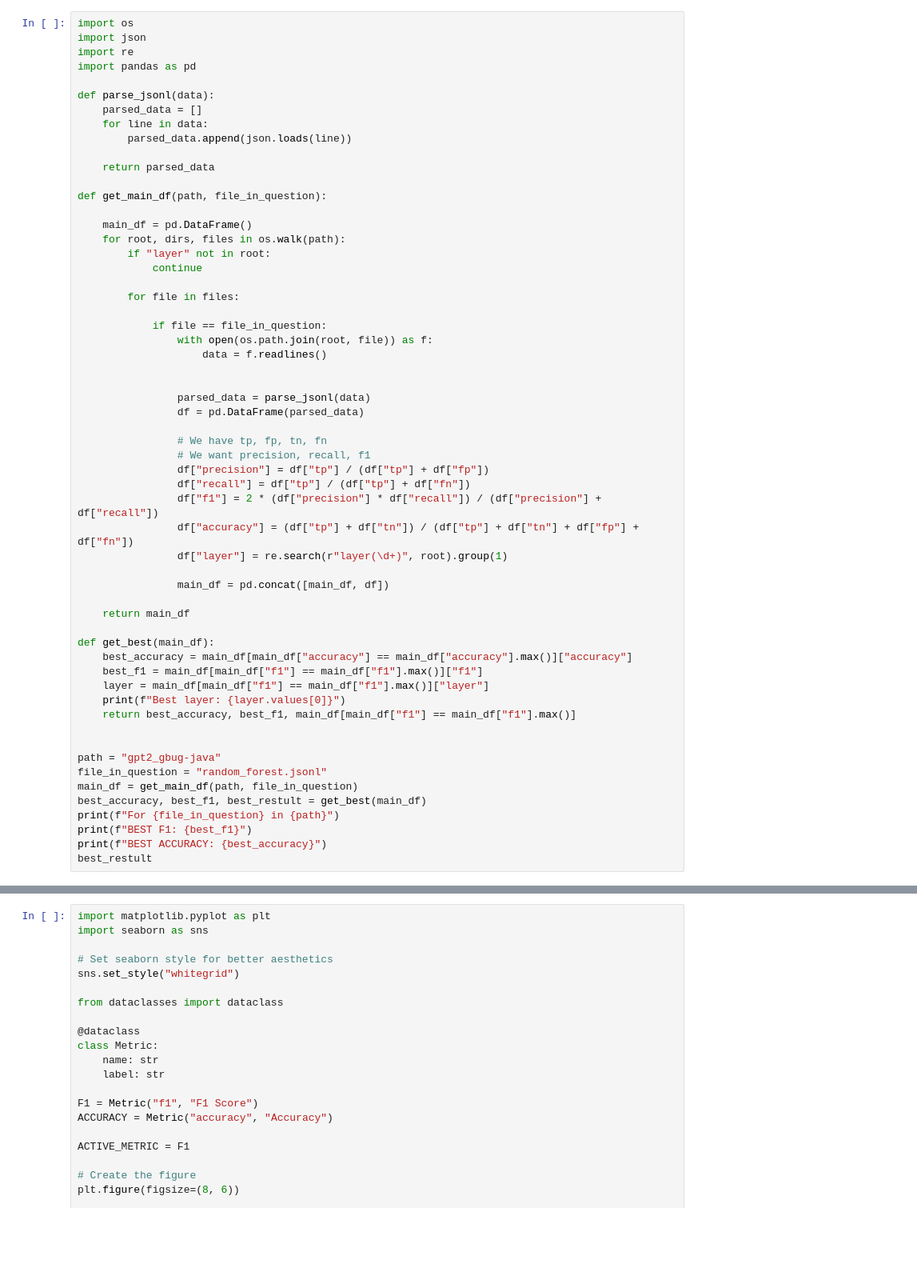
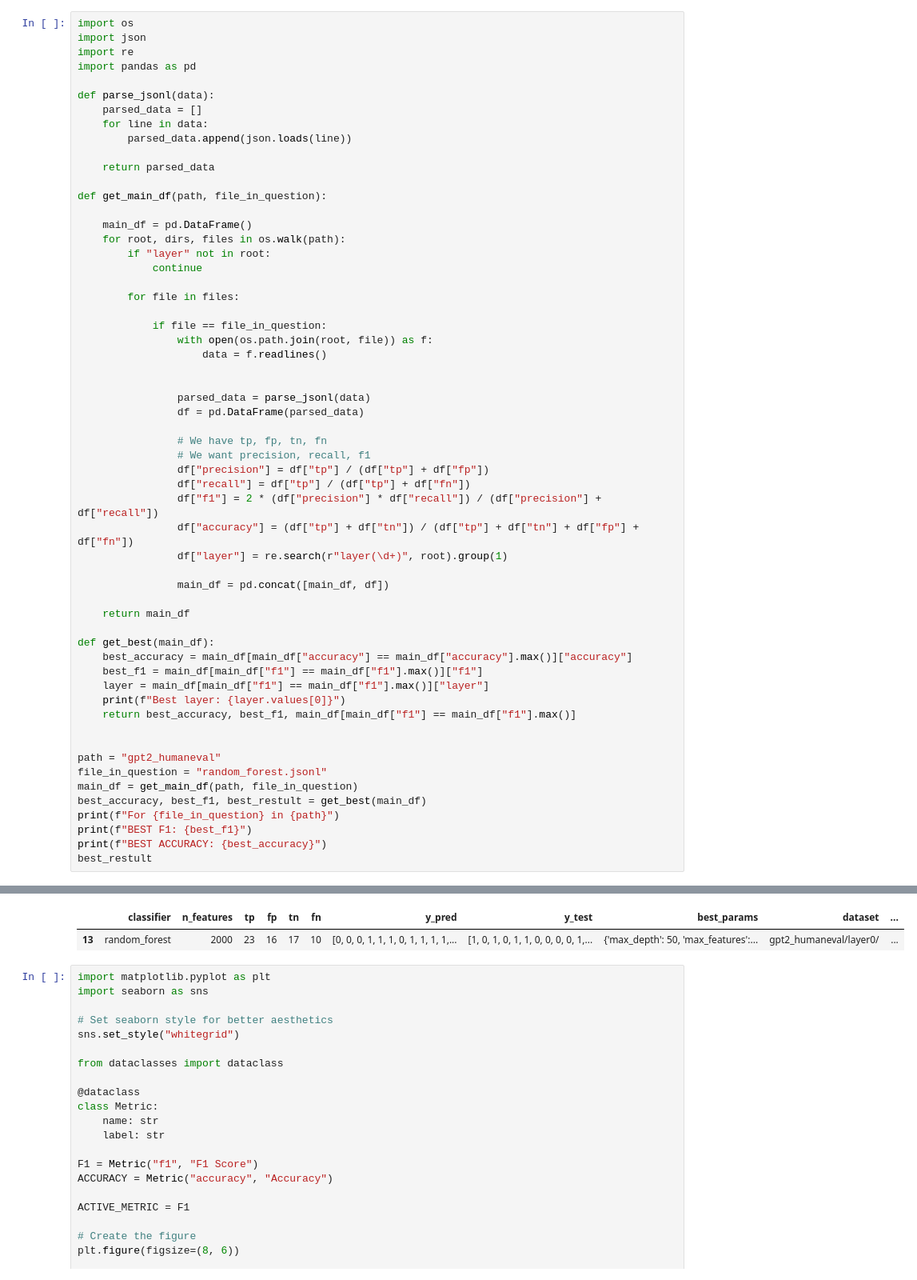
Before and after one commit to rufimelo99/SAE-Java-Bug-Detection, a Jupyter notebook: drl_patches/sparse_autoencoders/visualization.ipynb, the cells around one changed output, grey strips where cells are left out. Shown at 80% size. Saved outputs shown, nothing was run; the diff lists cells and outputs as text; blank space fills up the shorter version.

```diff
--- a/drl_patches/sparse_autoencoders/visualization.ipynb
+++ b/drl_patches/sparse_autoencoders/visualization.ipynb
@@ -48,7 +48,7 @@ def get_best(main_df):
     return best_accuracy, best_f1, main_df[main_df["f1"] == main_df["f1"].max()]
 
 
-path = "gpt2_gbug-java"
+path = "gpt2_humaneval"
 file_in_question = "random_forest.jsonl"
 main_df = get_main_df(path, file_in_question)
 best_accuracy, best_f1, best_restult = get_best(main_df)
@@ -56,3 +56,4 @@ print(f"For {file_in_question} in {path}")
 print(f"BEST F1: {best_f1}")
 print(f"BEST ACCURACY: {best_accuracy}")
 best_restult
+# %% [output]
@@ -59,3 +66,5 @@ best_restult
+|  | classifier | n_features | tp | fp | tn | fn | y_pred | y_test | best_params | dataset | ... |
+| 13 | random_forest | 2000 | 23 | 16 | 17 | 10 | [0, 0, 0, 1, 1, 1, 0, 1, 1, 1, 1,... | [1, 0, 1, 0, 1, 1, 0, 0, 0, 0, 1,... | {'max_depth': 50, 'max_features':... | gpt2_humaneval/layer0/ | ... |
 # %%
 import matplotlib.pyplot as plt
 import seaborn as sns
```
Also changed, not shown: parts of 1 cell of this notebook, 3 other files.
